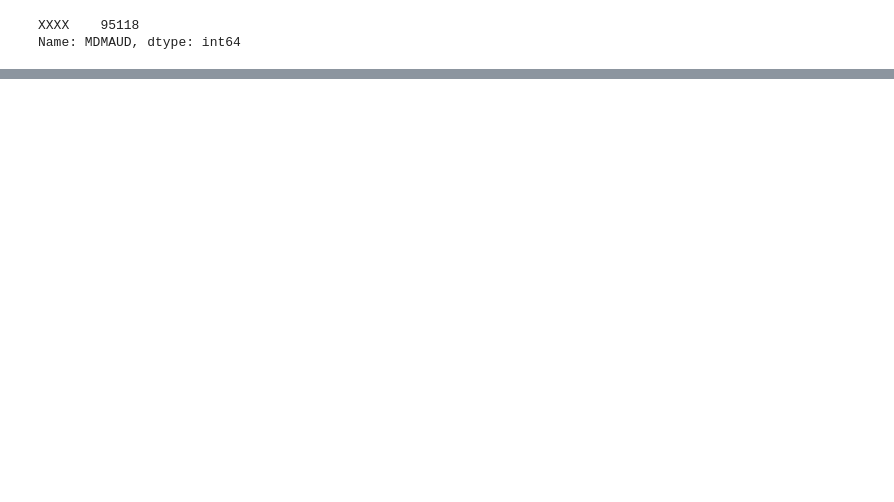
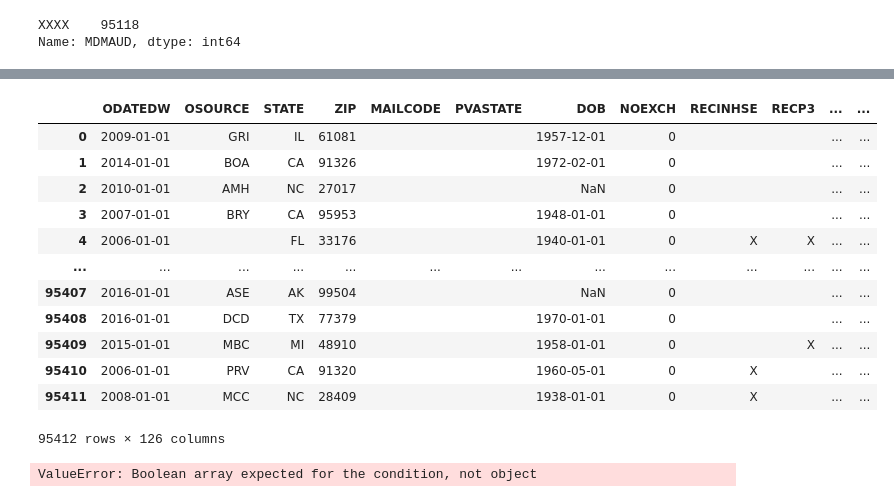
Before and after one commit to Beatriz-GFPereira/Data-Mining-Project, a Jupyter notebook: Marta_DataMining.ipynb, the cells around one changed output, grey strips where cells are left out. Saved outputs shown, nothing was run; the diff lists cells and outputs as text; code cells hidden in the pictures; blank space fills up the shorter version.

```diff
--- a/Marta_DataMining.ipynb
+++ b/Marta_DataMining.ipynb
@@ -560,0 +581,33 @@ Name: MDMAUD, dtype: int64
+# %%
+
+#treat the column DOMAIN so as to fill in the missing values with the mode and separate the information inside each cell in two columns.
+
+#calculates the number of empty cells under the column DOMAIN
+(donors["DOMAIN"]==" ").sum()
+
+# calculates the mode of DOMAIN so as to fill in the missing values with it
+mode=donors["DOMAIN"].mode().loc[0]
+
+#replace the blank cells with the mode
+donors.replace({"DOMAIN": {" ":mode}},inplace=True)
+
+#verify if change was made
+(donors["DOMAIN"]==" ").sum()
+
+#split the infomation inside each cell under column DOMAIN into 2 colummns
+urbanicity_level_neighbourhood = []
+socio_econ_neighbourhood= []
+
+for i in donors["DOMAIN"]:
+ urbanicity_level_neighbourhood.append(i[0])
+ socio_econ_neighbourhood.append(int(i[1]))
+
+donors["urbanicity_level_neighbourhood"]=pd.DataFrame(urbanicity_level_neighbourhood)
+donors["socio_econ_neighbourhood"]=pd.DataFrame(socio_econ_neighbourhood)
+
+#confirm that the changes were made
+donors["socio_econ_neighbourhood"].head()
+donors["urbanicity_level_neighbourhood"].head()
+donors.head()
+
+#drop domain
@@ -560,0 +721,18 @@ Name: MDMAUD, dtype: int64
+# %%
+non_metric_features = donors.select_dtypes(include=['object'])
+# %%
+non_metric_features
+# %% [output]
+|  | ODATEDW | OSOURCE | STATE | ZIP | MAILCODE | PVASTATE | DOB | NOEXCH | RECINHSE | RECP3 | ... | ... |
+| 0 | 2009-01-01 | GRI | IL | 61081 |  |  | 1957-12-01 | 0 |  |  | ... | ... |
+| 1 | 2014-01-01 | BOA | CA | 91326 |  |  | 1972-02-01 | 0 |  |  | ... | ... |
+| 2 | 2010-01-01 | AMH | NC | 27017 |  |  | NaN | 0 |  |  | ... | ... |
+| 3 | 2007-01-01 | BRY | CA | 95953 |  |  | 1948-01-01 | 0 |  |  | ... | ... |
+| 4 | 2006-01-01 |  | FL | 33176 |  |  | 1940-01-01 | 0 | X | X | ... | ... |
+| ... | ... | ... | ... | ... | ... | ... | ... | ... | ... | ... | ... | ... |
+| 95407 | 2016-01-01 | ASE | AK | 99504 |  |  | NaN | 0 |  |  | ... | ... |
+| 95408 | 2016-01-01 | DCD | TX | 77379 |  |  | 1970-01-01 | 0 |  |  | ... | ... |
+| 95409 | 2015-01-01 | MBC | MI | 48910 |  |  | 1958-01-01 | 0 |  | X | ... | ... |
+| 95410 | 2006-01-01 | PRV | CA | 91320 |  |  | 1960-05-01 | 0 | X |  | ... | ... |
+| 95411 | 2008-01-01 | MCC | NC | 28409 |  |  | 1938-01-01 | 0 | X |  | ... | ... |
+95412 rows × 126 columns
@@ -560,0 +747,11 @@ Name: MDMAUD, dtype: int64
+# %%
+# use OneHotEncoder to encode the categorical features as dummy variable encoding
+
+from sklearn.preprocessing import OneHotEncoder
+ohc = OneHotEncoder(sparse=False, drop="first")
+ohc_feat = ohc.fit_transform(df_ohc[non_metric_features])
+ohc_feat_names = ohc.get_feature_names()
+ohc_donors = pd.DataFrame(ohc_feat, index=df_ohc.index, columns=ohc_feat_names)
+ohc_donors
+# %% [output]
+ValueError: Boolean array expected for the condition, not object
```
Also changed, not shown: parts of 18 cells of this notebook.
